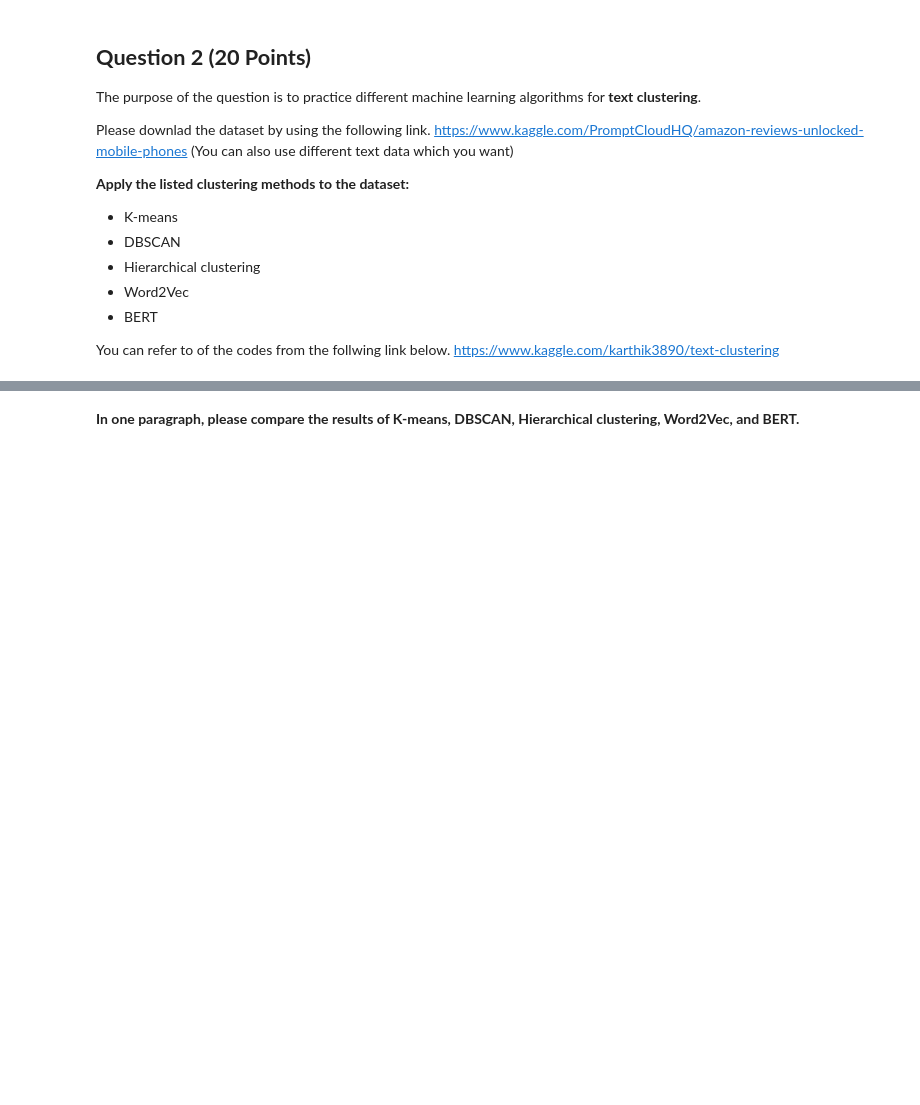
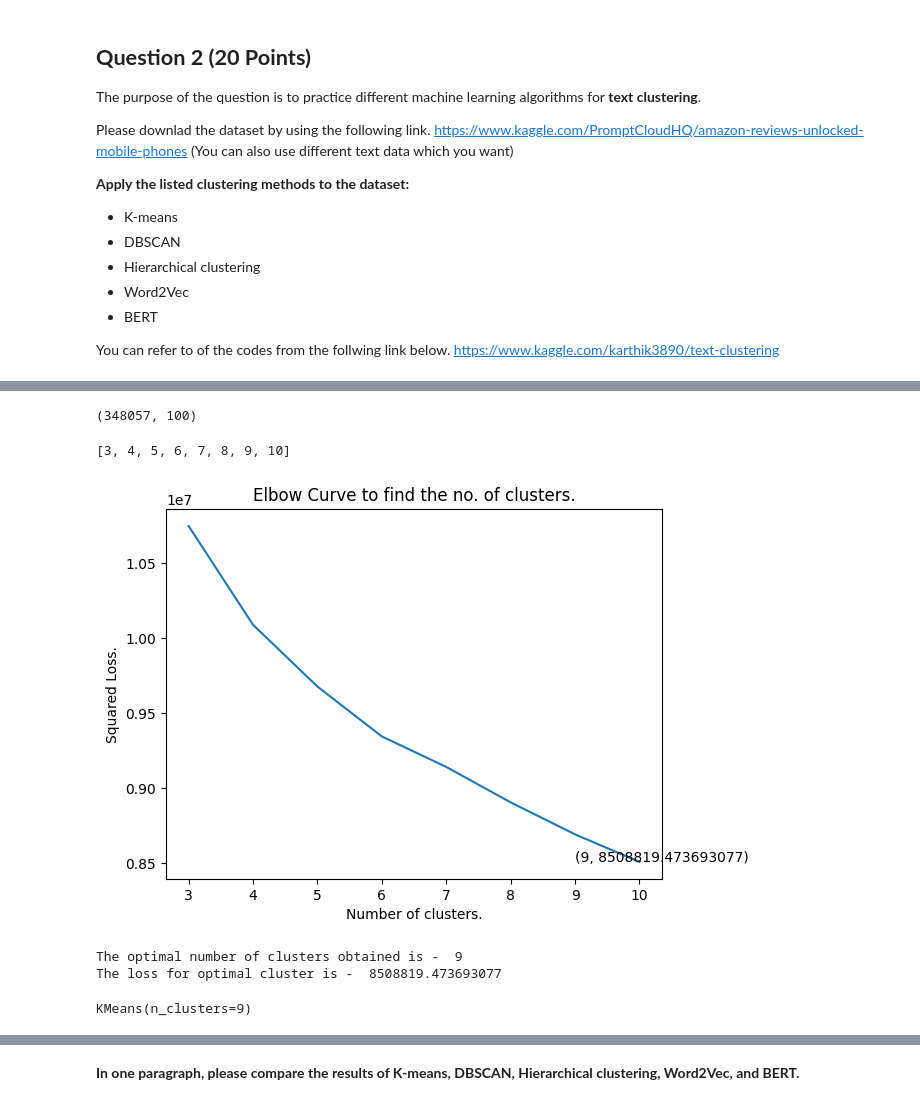
Before and after one commit to TharunSaiVT/INFO-5731, a Jupyter notebook: V_T_Tharun_Sai_Exercise_05.ipynb, the cells around one changed output, grey strips where cells are left out. Saved outputs shown, nothing was run; the diff lists cells and outputs as text; code cells hidden in the pictures; blank space fills up the shorter version.

```diff
--- a/V_T_Tharun_Sai_Exercise_05.ipynb
+++ b/V_T_Tharun_Sai_Exercise_05.ipynb
@@ -227,0 +563,59 @@ reviews_df.head()
+# %%
+import gensim
+# Training the word2vec model using train dataset
+w2v_model = gensim.models.Word2Vec(list_of_sent_train, vector_size=100, workers=4)
+# %%
+import numpy as np
+sent_vectors = []; # the avg-w2v for each sentence/review is stored in this train
+for sent in list_of_sent_train: # for each review/sentence
+    sent_vec = np.zeros(100) # as word vectors are of zero length
+    cnt_words =0; # num of words with a valid vector in the sentence/review
+    for word in sent: # for each word in a review/sentence
+        try:
+            vec = w2v_model.wv[word]
+            sent_vec += vec
+            cnt_words += 1
+        except:
+            pass
+    sent_vec /= cnt_words
+    sent_vectors.append(sent_vec)
+sent_vectors = np.array(sent_vectors)
+sent_vectors = np.nan_to_num(sent_vectors)
+sent_vectors.shape
+# %% [output]
+(348057, 100)
+# %%
+# Number of clusters to check.
+num_clus = [x for x in range(3,11)]
+num_clus
+# %% [output]
+[3, 4, 5, 6, 7, 8, 9, 10]
+# %%
+# Choosing the best cluster using Elbow Method.
+squared_errors = []
+for cluster in num_clus:
+    kmeans = KMeans(n_clusters = cluster).fit(sent_vectors) # Train Cluster
+    squared_errors.append(kmeans.inertia_) # Appending the squared loss obtained in the list
+
+optimal_clusters = np.argmin(squared_errors) + 2 # As argmin return the index of minimum loss.
+plt.plot(num_clus, squared_errors)
+plt.title("Elbow Curve to find the no. of clusters.")
+plt.xlabel("Number of clusters.")
+plt.ylabel("Squared Loss.")
+xy = (optimal_clusters, min(squared_errors))
+plt.annotate('(%s, %s)' % xy, xy = xy, textcoords='data')
+plt.show()
+
+print ("The optimal number of clusters obtained is - ", optimal_clusters)
+print ("The loss for optimal cluster is - ", min(squared_errors))
+# %% [output]
+[figure, added]
+The optimal number of clusters obtained is -  9
+The loss for optimal cluster is -  8508819.473693077
+# %%
+# Training the best model --
+from sklearn.cluster import KMeans
+model2 = KMeans(n_clusters = optimal_clusters)
+model2.fit(sent_vectors)
+# %% [output]
+KMeans(n_clusters=9)
```
Also changed, not shown: parts of 56 cells of this notebook.
